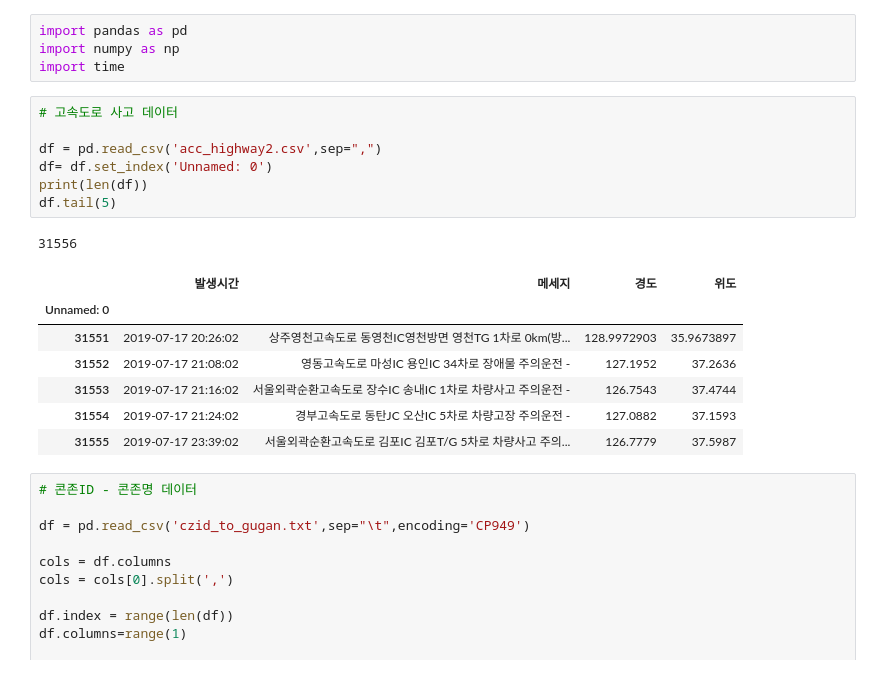
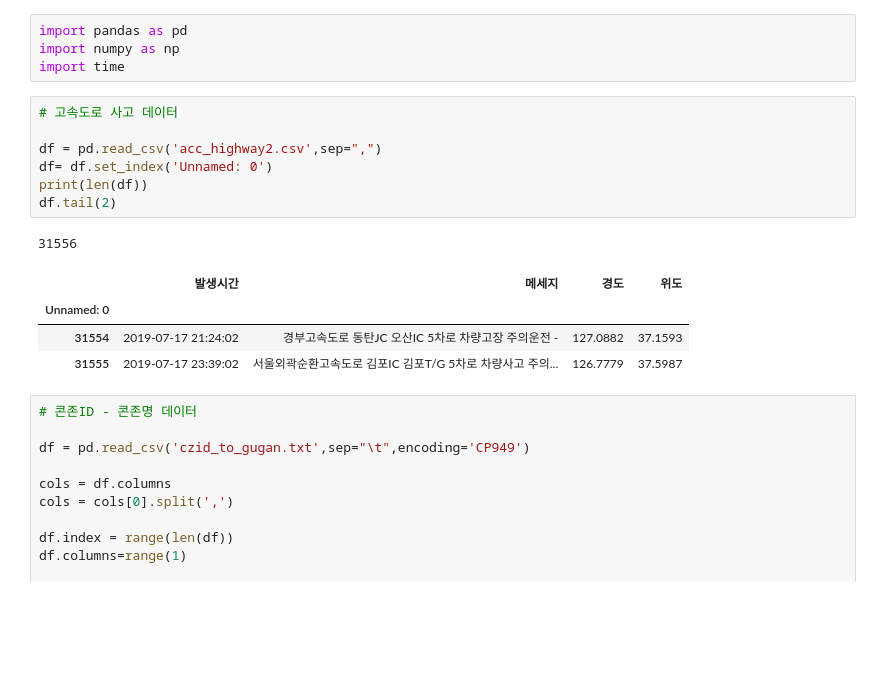
Before and after one commit to ghghtygh/akc_rproject, a Jupyter notebook: Untitled.ipynb, the cells around one changed output. Drawn from its saved outputs; the diff is of its cells as text; blank space fills up the shorter version.

```diff
--- a/Untitled.ipynb
+++ b/Untitled.ipynb
@@ -5,17 +5,14 @@ import time
 # %%
 # 고속도로 사고 데이터
 
 df = pd.read_csv('acc_highway2.csv',sep=",")
 df= df.set_index('Unnamed: 0')
 print(len(df))
-df.tail(5)
+df.tail(2)
 # %% [output]
 31556
 |  | 발생시간 | 메세지 | 경도 | 위도 |
 | Unnamed: 0 |  |  |  |  |
-| 31551 | 2019-07-17 20:26:02 | 상주영천고속도로 동영천IC영천방면 영천TG 1차로 0km(방... | 128.9972903 | 35.9673897 |
-| 31552 | 2019-07-17 21:08:02 | 영동고속도로 마성IC 용인IC 34차로 장애물 주의운전 - | 127.1952 | 37.2636 |
-| 31553 | 2019-07-17 21:16:02 | 서울외곽순환고속도로 장수IC 송내IC 1차로 차량사고 주의운전 - | 126.7543 | 37.4744 |
 | 31554 | 2019-07-17 21:24:02 | 경부고속도로 동탄JC 오산IC 5차로 차량고장 주의운전 - | 127.0882 | 37.1593 |
 | 31555 | 2019-07-17 23:39:02 | 서울외곽순환고속도로 김포IC 김포T/G 5차로 차량사고 주의... | 126.7779 | 37.5987 |
 # %%
```
Also changed, not shown: parts of 12 cells of this notebook, 2 other files.
